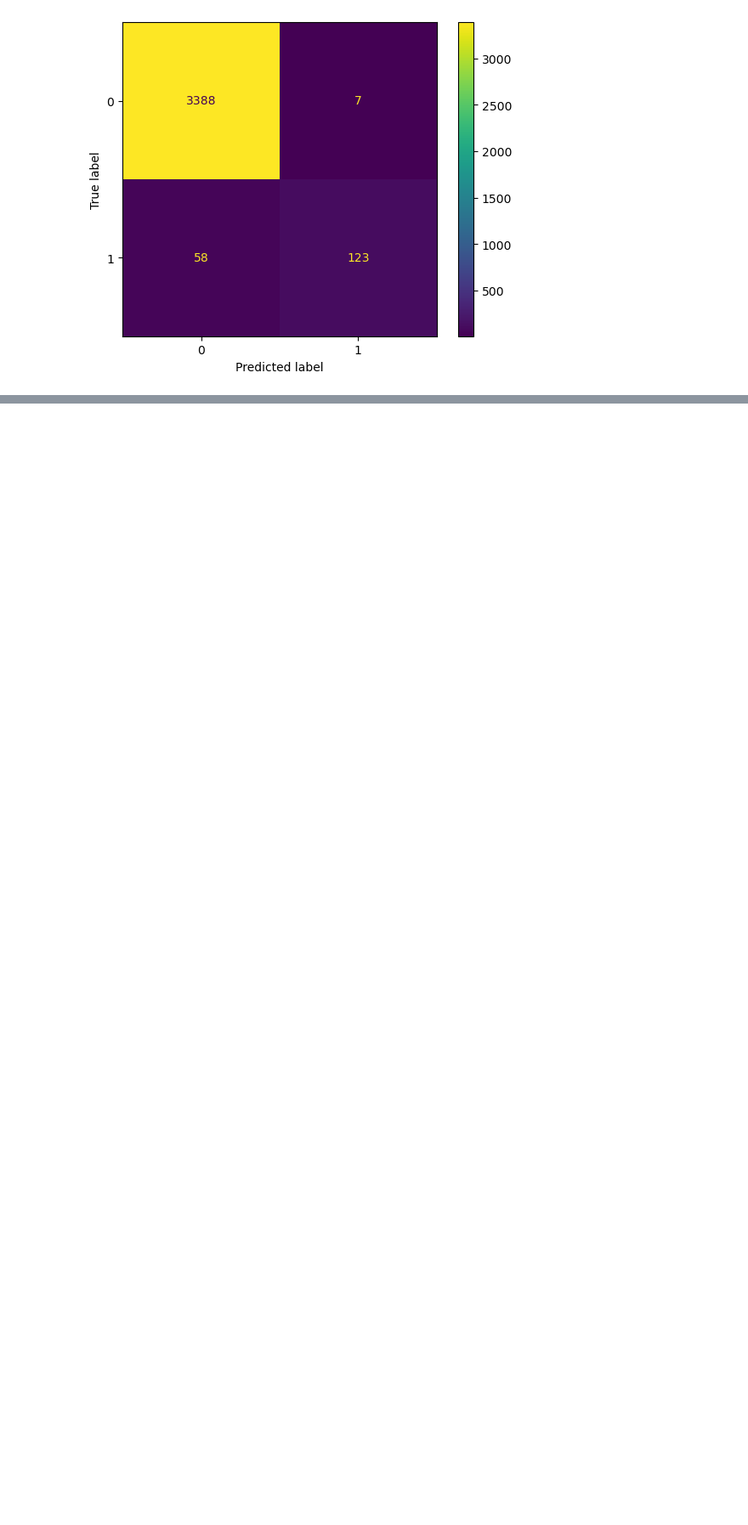
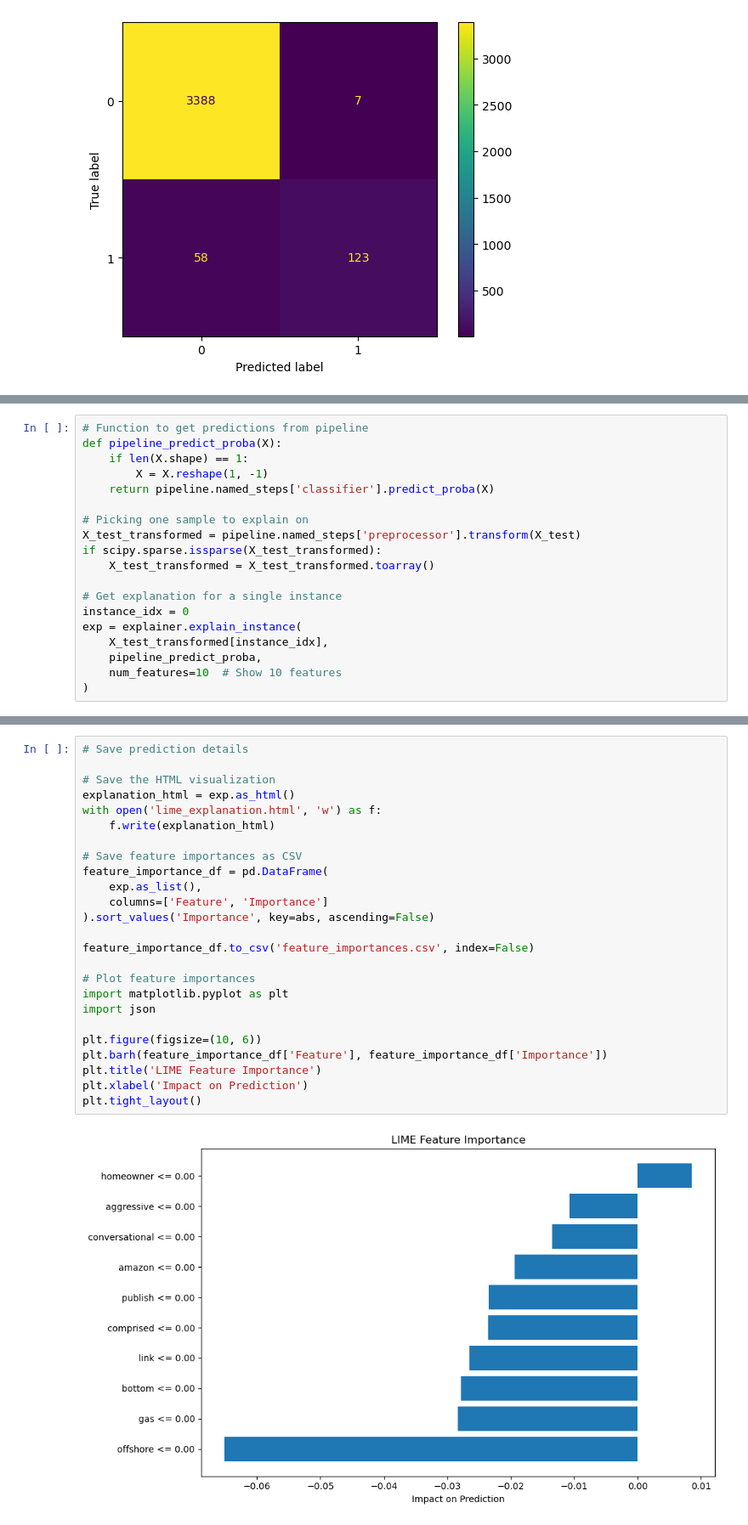
Before and after one commit to sabrinasayed99/Fake-Job-Posts, a Jupyter notebook: XGBoost_Model.ipynb, the cells around one changed output, grey strips where cells are left out. Shown at 85% size. Saved outputs shown, nothing was run; the diff lists cells and outputs as text; blank space fills up the shorter version.

```diff
--- a/XGBoost_Model.ipynb
+++ b/XGBoost_Model.ipynb
@@ -254,0 +405,19 @@ RMSE: 0.2316606766548223
+# %%
+# Function to get predictions from pipeline
+def pipeline_predict_proba(X):
+    if len(X.shape) == 1:
+        X = X.reshape(1, -1)
+    return pipeline.named_steps['classifier'].predict_proba(X)
+
+# Picking one sample to explain on
+X_test_transformed = pipeline.named_steps['preprocessor'].transform(X_test)
+if scipy.sparse.issparse(X_test_transformed):
+    X_test_transformed = X_test_transformed.toarray()
+
+# Get explanation for a single instance
+instance_idx = 0
+exp = explainer.explain_instance(
+    X_test_transformed[instance_idx],
+    pipeline_predict_proba,
+    num_features=10  # Show 10 features
+)
@@ -254,0 +435,27 @@ RMSE: 0.2316606766548223
+# %%
+# Save prediction details
+
+# Save the HTML visualization
+explanation_html = exp.as_html()
+with open('lime_explanation.html', 'w') as f:
+    f.write(explanation_html)
+
+# Save feature importances as CSV
+feature_importance_df = pd.DataFrame(
+    exp.as_list(),
+    columns=['Feature', 'Importance']
+).sort_values('Importance', key=abs, ascending=False)
+
+feature_importance_df.to_csv('feature_importances.csv', index=False)
+
+# Plot feature importances
+import matplotlib.pyplot as plt
+import json
+
+plt.figure(figsize=(10, 6))
+plt.barh(feature_importance_df['Feature'], feature_importance_df['Importance'])
+plt.title('LIME Feature Importance')
+plt.xlabel('Impact on Prediction')
+plt.tight_layout()
+# %% [output]
+[figure, added]
```
Also changed, not shown: parts of 28 cells of this notebook, 4 other files.
